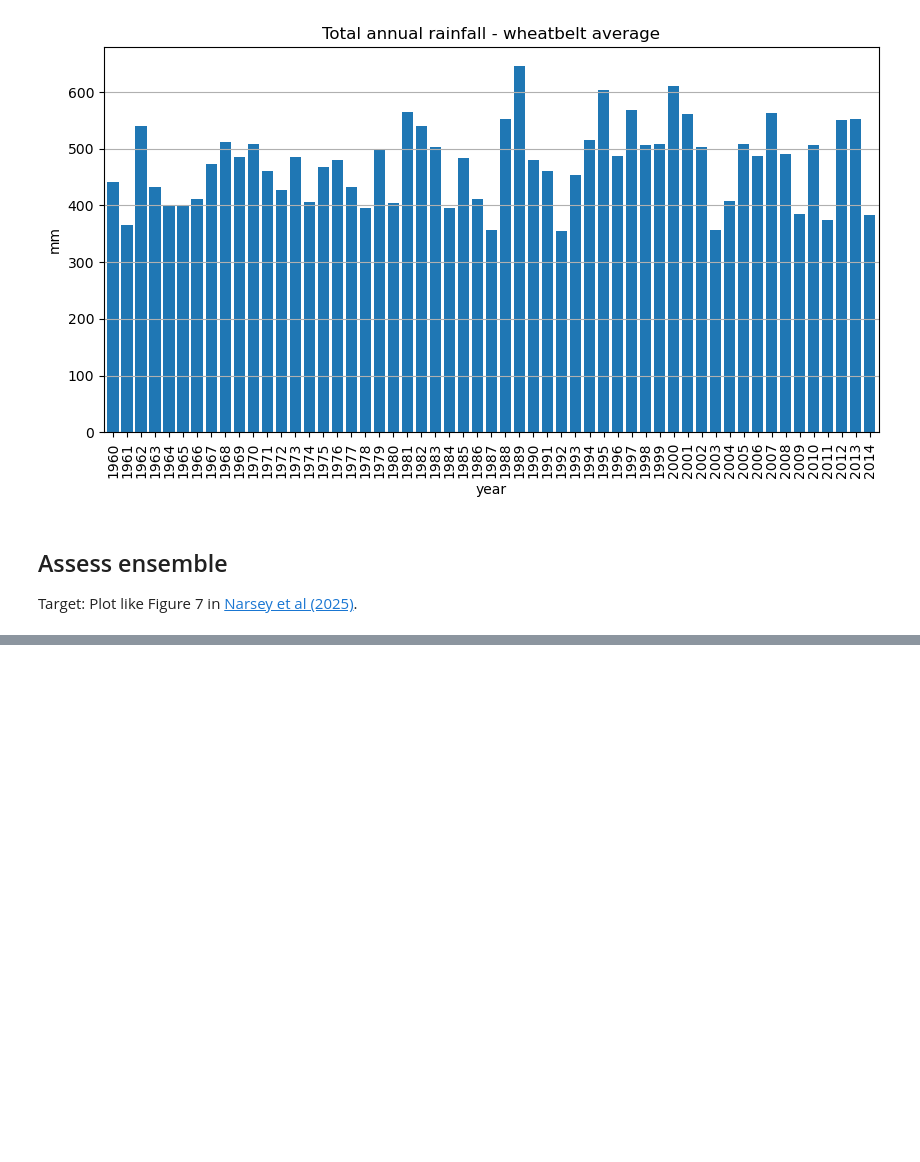
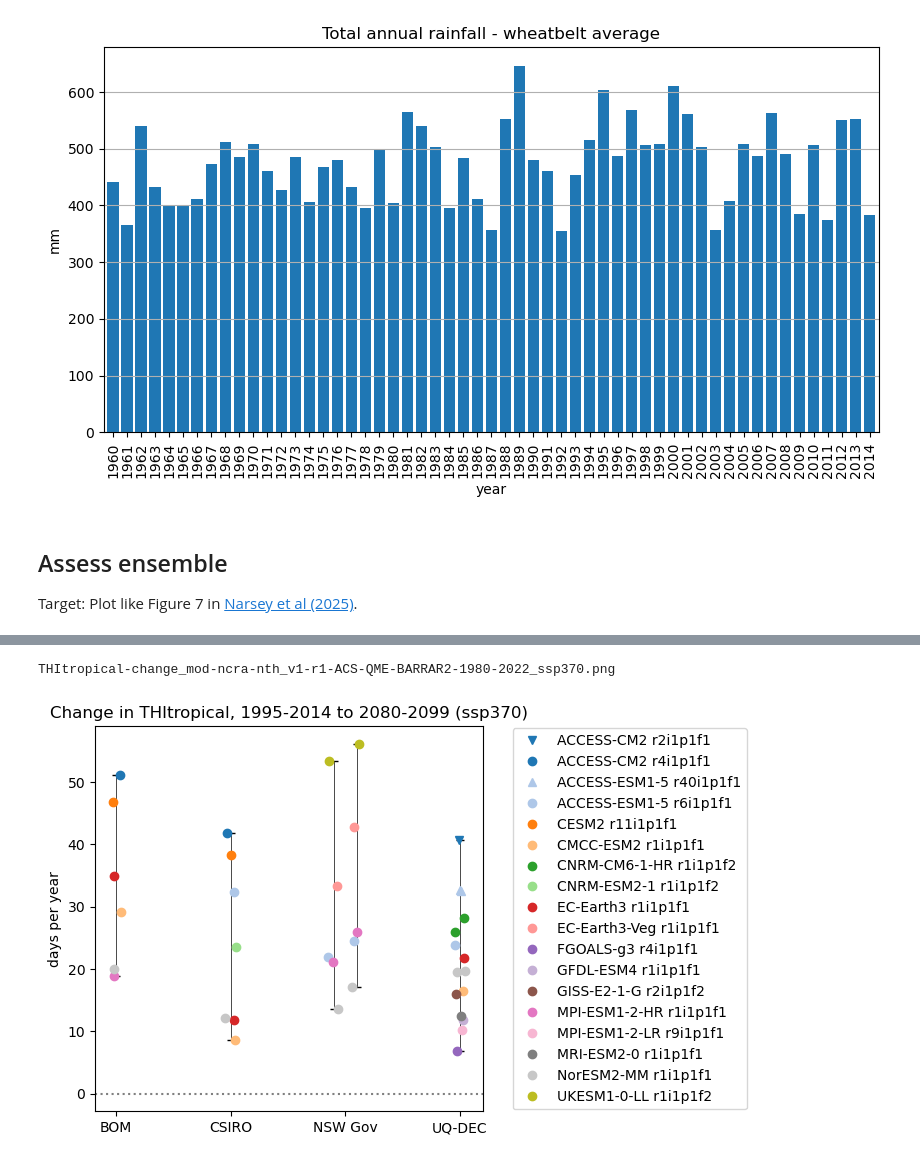
Before and after one commit to ClimateVHT/rip-sip, a Jupyter notebook: test.ipynb, the cells around one changed output, grey strips where cells are left out. Drawn from its saved outputs; the diff is of its cells as text; code cells hidden in the pictures; blank space fills up the shorter version.

```diff
--- a/test.ipynb
+++ b/test.ipynb
@@ -310,0 +340,5 @@ plt.show()
+# %%
+plot_change('THItropical', 'mod-ncra-nth', 'v1-r1-ACS-QME-BARRAR2-1980-2022', 'ssp370', savefig=True)
+# %% [output]
+THItropical-change_mod-ncra-nth_v1-r1-ACS-QME-BARRAR2-1980-2022_ssp370.png
+[figure, added]
```
Also changed, not shown: parts of 9 cells of this notebook.
